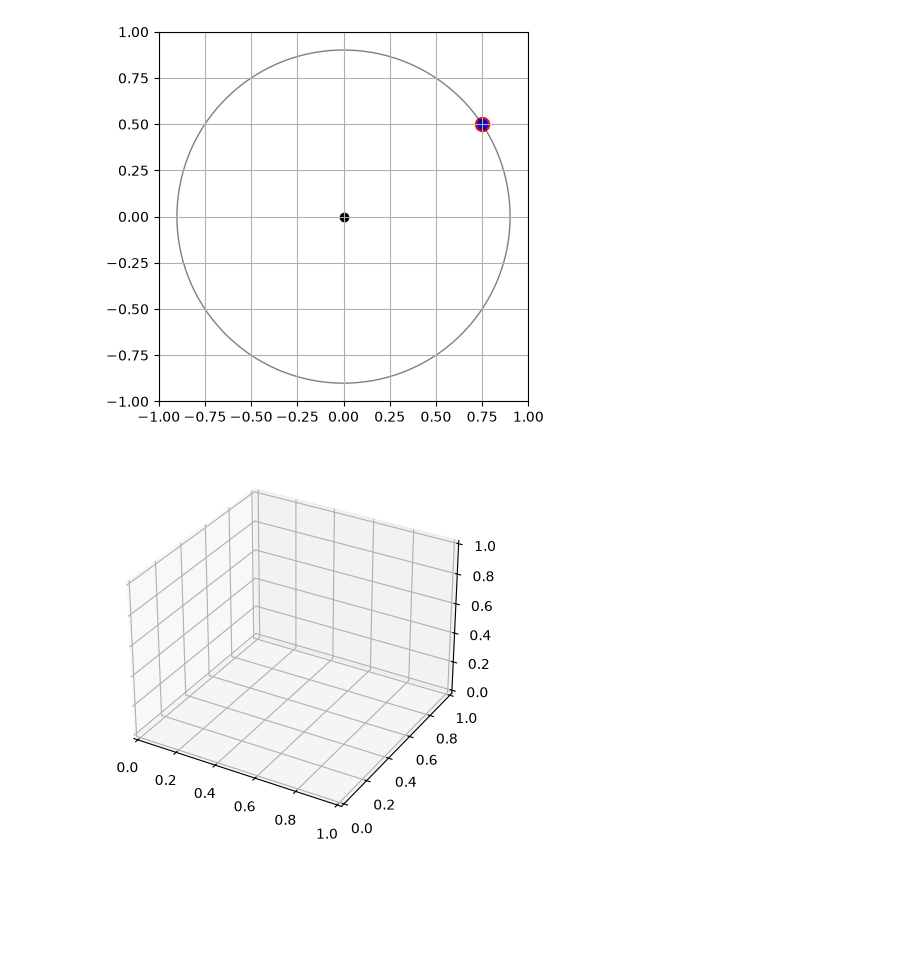
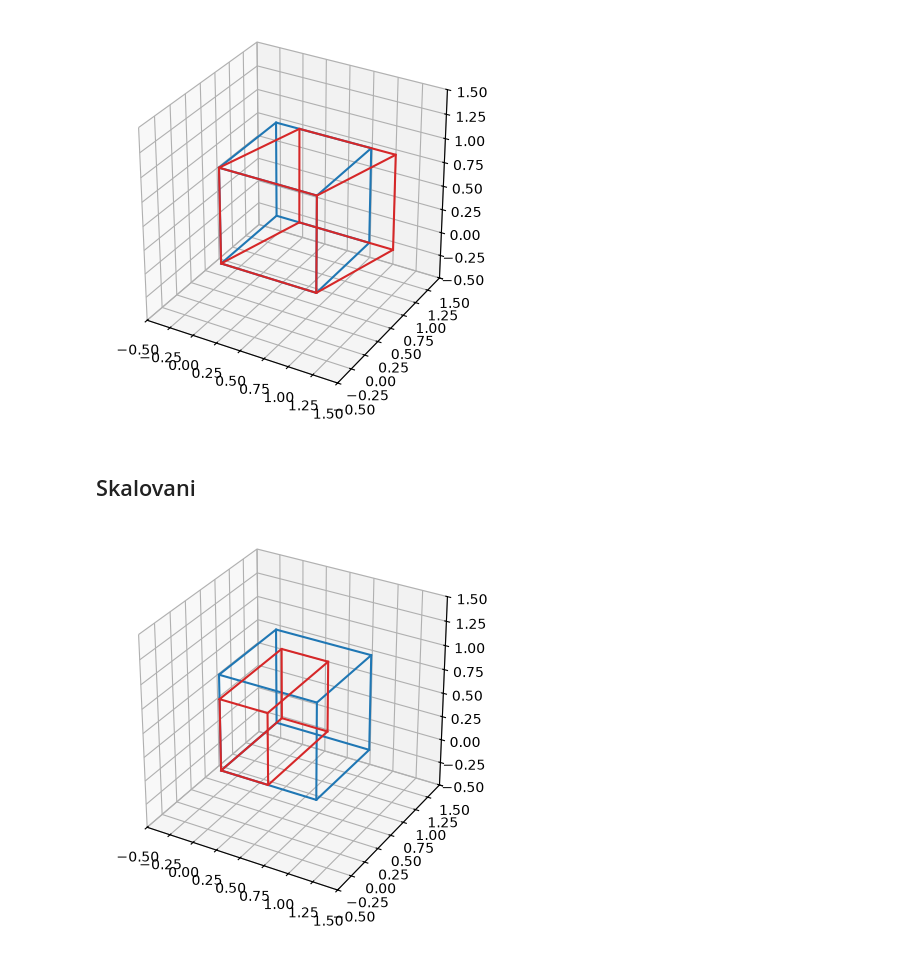
Before and after one commit to emil-varga/mechanika, a Jupyter notebook: python/notebooks/02_souradnice.ipynb, the cells around one changed output. Drawn from its saved outputs; the diff is of its cells as text; code cells hidden in the pictures; blank space fills up the shorter version.

```diff
--- a/python/notebooks/02_souradnice.ipynb
+++ b/python/notebooks/02_souradnice.ipynb
@@ -17,24 +53,38 @@ ax.grid()
 # %%
-X = [0.75]
-Y = [0.5]
+fig = plt.figure()
+ax3d = fig.add_subplot(projection='3d')
+ax3d.grid()
+ax3d.set_xlim(-0.5, 1.5)
+ax3d.set_ylim(-0.5, 1.5)
+ax3d.set_zlim(-0.5, 1.5)
+ax3d.set_aspect('equal')
+nakresli_krychli(ax3d)
 
-# Prevod z polarni na kartézské souřadnice
-r = np.sqrt(X[0]**2 + Y[0]**2)
-theta = np.arctan2(Y[0], X[0])
-X_pol = [r * np.cos(theta)]
-Y_pol = [r * np.sin(theta)]
-
-ax.scatter([0], [0], color='k')
-ax.scatter(X, Y, color='red', s=100)
-ax.scatter(X_pol, Y_pol, color='blue', s=50)
-
-util.draw_circle(ax, (0, 0), r, color='black', )
-
-fig
+skoseni = np.array(
+    [[1, 0.25, 0],
+    [0, 1, 0],
+    [0, 0, 1]]
+)
+nakresli_krychli(ax3d, skoseni, 'tab:red')
 # %% [output]
-[figure, old version]
+[figure, new version]
+# %% [markdown]
+## Skalovani
 # %%
-fig3D = plt.figure()
-ax3D = fig3D.add_subplot(111, projection='3d')
+fig = plt.figure()
+ax3d = fig.add_subplot(projection='3d')
+ax3d.grid()
+ax3d.set_xlim(-0.5, 1.5)
+ax3d.set_ylim(-0.5, 1.5)
+ax3d.set_zlim(-0.5, 1.5)
+ax3d.set_aspect('equal')
+nakresli_krychli(ax3d)
+
+skalovani = np.array(
+    [[0.5, 0, 0],
+    [0, 1.1, 0],
+    [0, 0, 0.75]]
+)
+nakresli_krychli(ax3d, skalovani, 'tab:red')
 # %% [output]
-[figure, old version]
+[figure, new version]
```
Also changed, not shown: parts of 6 cells of this notebook, 1 other file.
